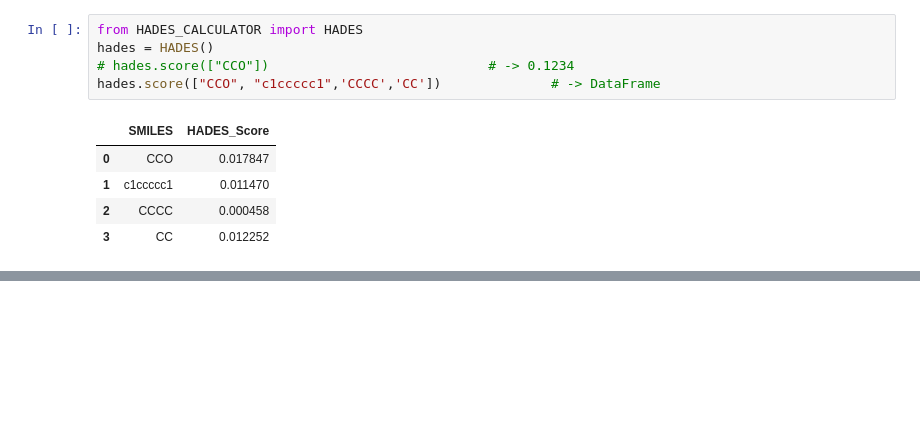
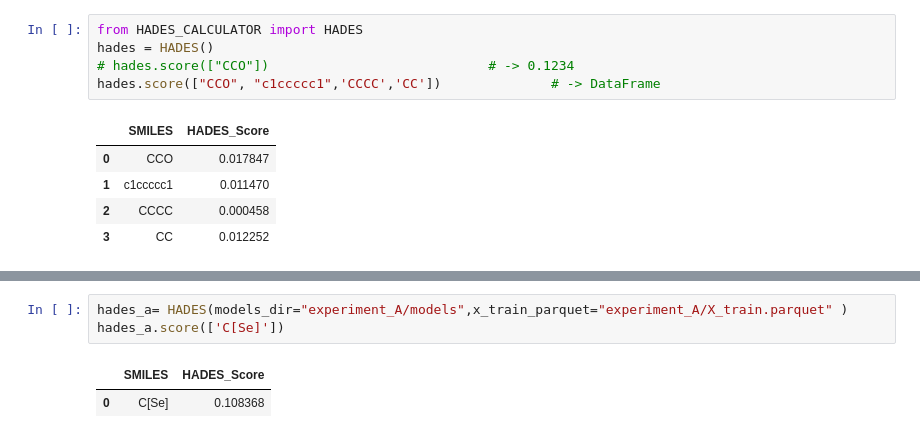
Before and after one commit to denovosciencesai/HADES, a Jupyter notebook: test.ipynb, the cells around one changed output, grey strips where cells are left out. Drawn from its saved outputs; the diff is of its cells as text; blank space fills up the shorter version.

```diff
--- a/test.ipynb
+++ b/test.ipynb
@@ -91,0 +232,6 @@ hades.score(["CCO", "c1ccccc1",'CCCC','CC'])              # -> DataFrame
+# %%
+hades_a= HADES(models_dir="experiment_A/models",x_train_parquet="experiment_A/X_train.parquet" )
+hades_a.score(['C[Se]'])
+# %% [output]
+|  | SMILES | HADES_Score |
+| 0 | C[Se] | 0.108368 |
```
Also changed, not shown: parts of 7 cells of this notebook, 1 other file.
